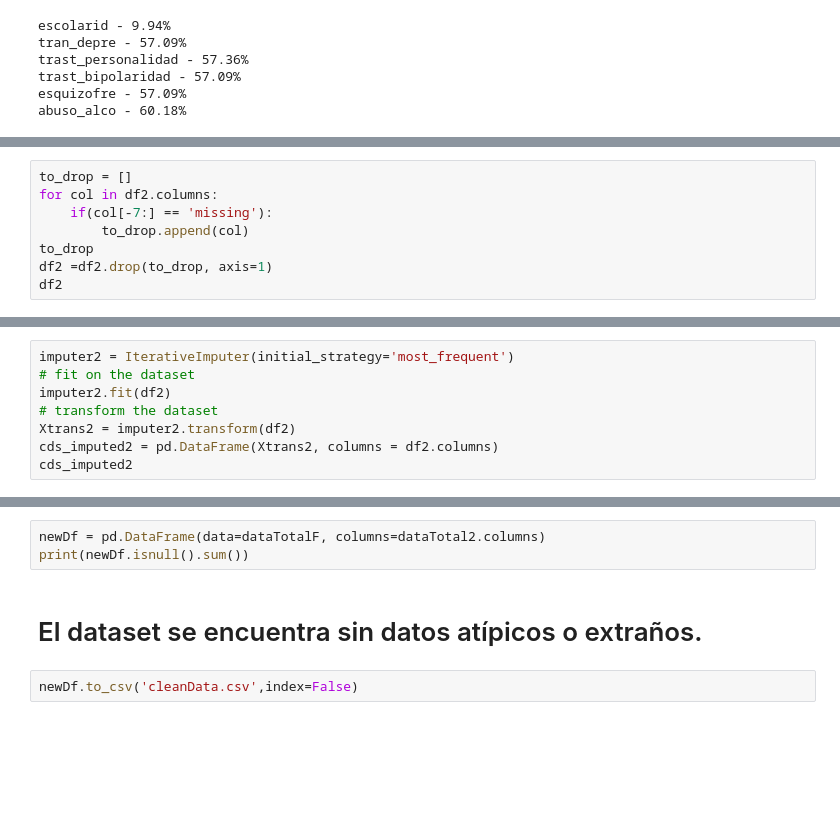
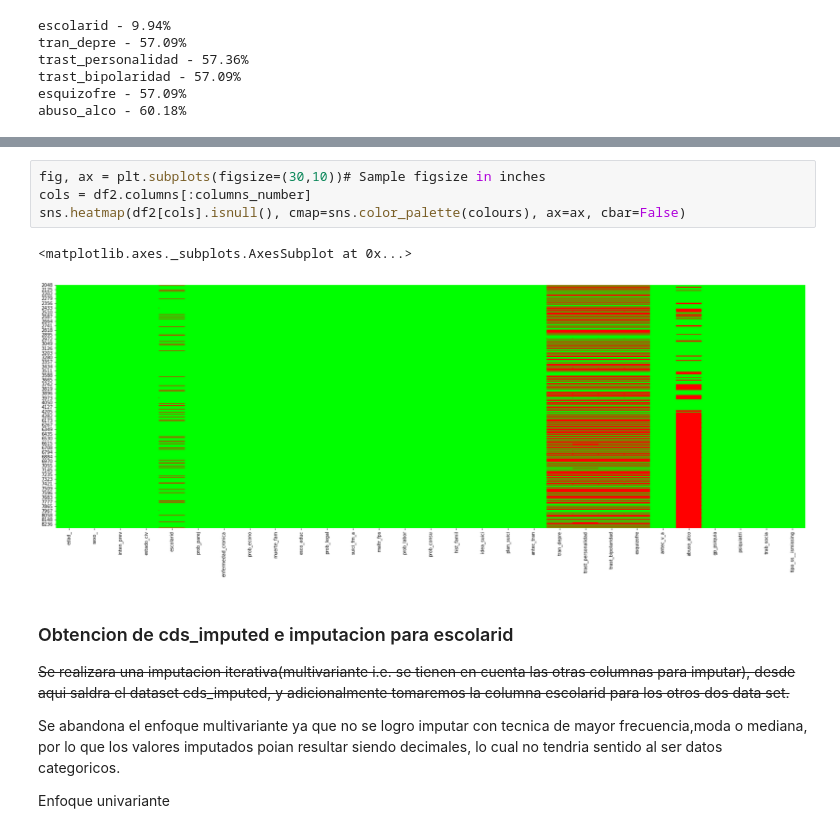
Before and after one commit to sescobar99/MS-labs, a Jupyter notebook: Proyecto/Limpieza/Clean_desplegado.ipynb, the cells around one changed output, grey strips where cells are left out. Cells and saved outputs as stored; diff of their text form; blank space fills up the shorter version.

```diff
--- a/Proyecto/Limpieza/Clean_desplegado.ipynb
+++ b/Proyecto/Limpieza/Clean_desplegado.ipynb
@@ -423,8 +468,0 @@ Se realizara una imputacion iterativa(multivariante i.e. se tienen en cuenta las
-# %%
-to_drop = []
-for col in df2.columns:
-    if(col[-7:] == 'missing'):
-        to_drop.append(col)
-to_drop
-df2 =df2.drop(to_drop, axis=1)
-df2
@@ -469,8 +468,0 @@ cds_imputed
-# %%
-imputer2 = IterativeImputer(initial_strategy='most_frequent')
-# fit on the dataset
-imputer2.fit(df2)
-# transform the dataset
-Xtrans2 = imputer2.transform(df2)
-cds_imputed2 = pd.DataFrame(Xtrans2, columns = df2.columns)
-cds_imputed2
@@ -639,7 +469,14 @@ print(dataTotalF)
-# %%
-newDf = pd.DataFrame(data=dataTotalF, columns=dataTotal2.columns)
-print(newDf.isnull().sum())
-# %% [markdown]
-# El dataset se encuentra sin datos atípicos o extraños.
-# %%
-newDf.to_csv('cleanData.csv',index=False)
+# %%
+fig, ax = plt.subplots(figsize=(30,10))# Sample figsize in inches
+cols = df2.columns[:columns_number]
+sns.heatmap(df2[cols].isnull(), cmap=sns.color_palette(colours), ax=ax, cbar=False)
+# %% [output]
+<matplotlib.axes._subplots.AxesSubplot at 0x...>
+[figure, added]
+# %% [markdown]
+### Obtencion de cds_imputed e imputacion para escolarid
+~~Se realizara una imputacion iterativa(multivariante i.e. se tienen en cuenta las otras columnas para imputar), desde aqui saldra el dataset cds_imputed, y adicionalmente tomaremos la columna escolarid para los otros dos data set.~~
+
+Se abandona el enfoque multivariante ya que no se logro imputar con tecnica de mayor frecuencia,moda o mediana, por lo que los valores imputados poian resultar siendo decimales, lo cual no tendria sentido al ser datos categoricos.
+
+Enfoque univariante
```
Also changed, not shown: parts of 42 cells of this notebook, 5 other files.
